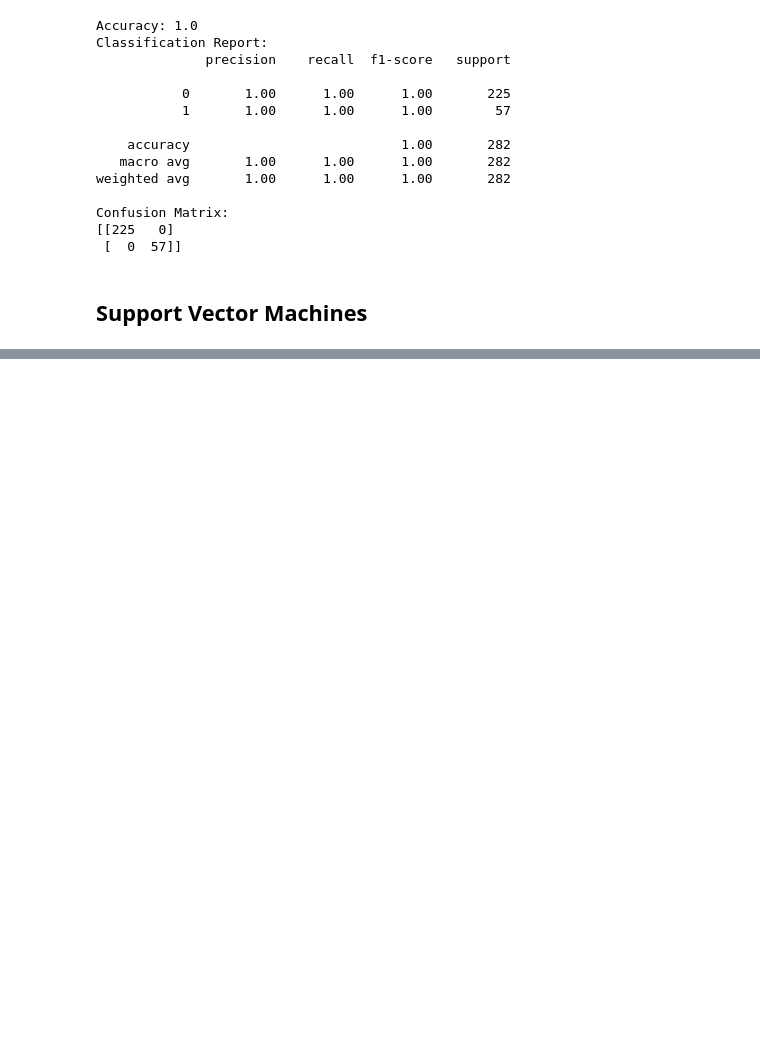
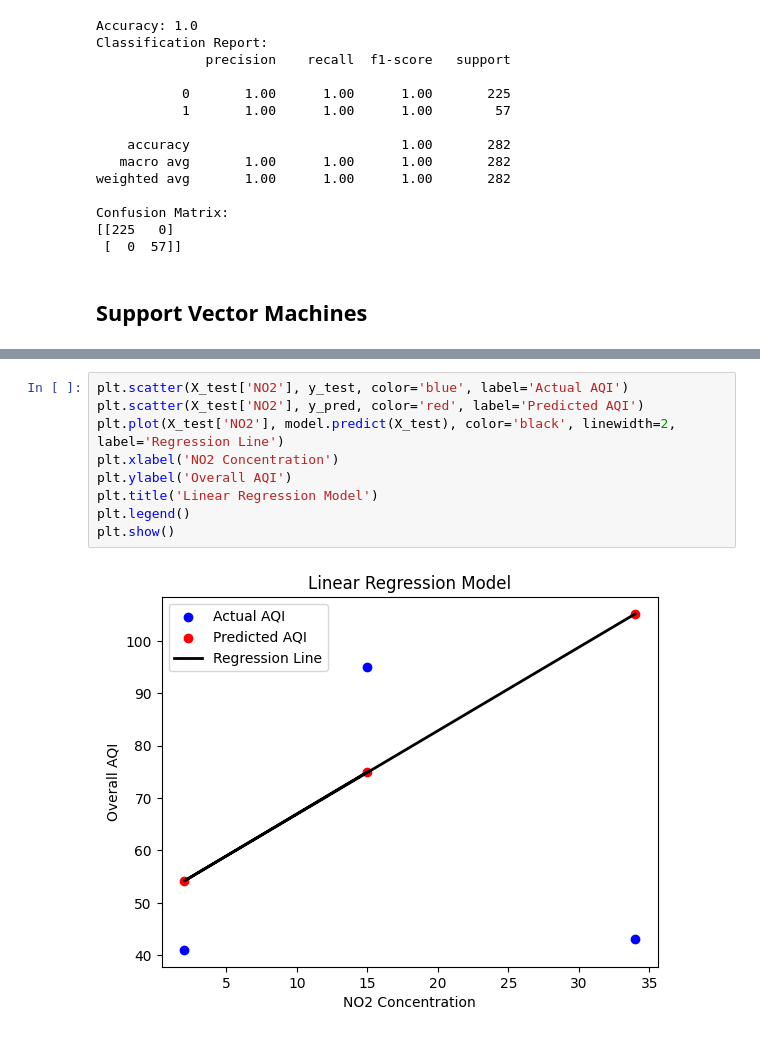
Before and after one commit to tshukla2001/ML-Project---EcoScan, a Jupyter notebook: Pollution_Analysis_in_different_cities_across_the_world.ipynb, the cells around one changed output, grey strips where cells are left out. Cells and saved outputs as stored; diff of their text form; blank space fills up the shorter version.

```diff
--- a/Pollution_Analysis_in_different_cities_across_the_world.ipynb
+++ b/Pollution_Analysis_in_different_cities_across_the_world.ipynb
@@ -884,0 +1046,11 @@ for kernel in svm_kernels:
+# %%
+plt.scatter(X_test['NO2'], y_test, color='blue', label='Actual AQI')
+plt.scatter(X_test['NO2'], y_pred, color='red', label='Predicted AQI')
+plt.plot(X_test['NO2'], model.predict(X_test), color='black', linewidth=2, label='Regression Line')
+plt.xlabel('NO2 Concentration')
+plt.ylabel('Overall AQI')
+plt.title('Linear Regression Model')
+plt.legend()
+plt.show()
+# %% [output]
+[figure, added]
```
Also changed, not shown: parts of 51 cells of this notebook.
